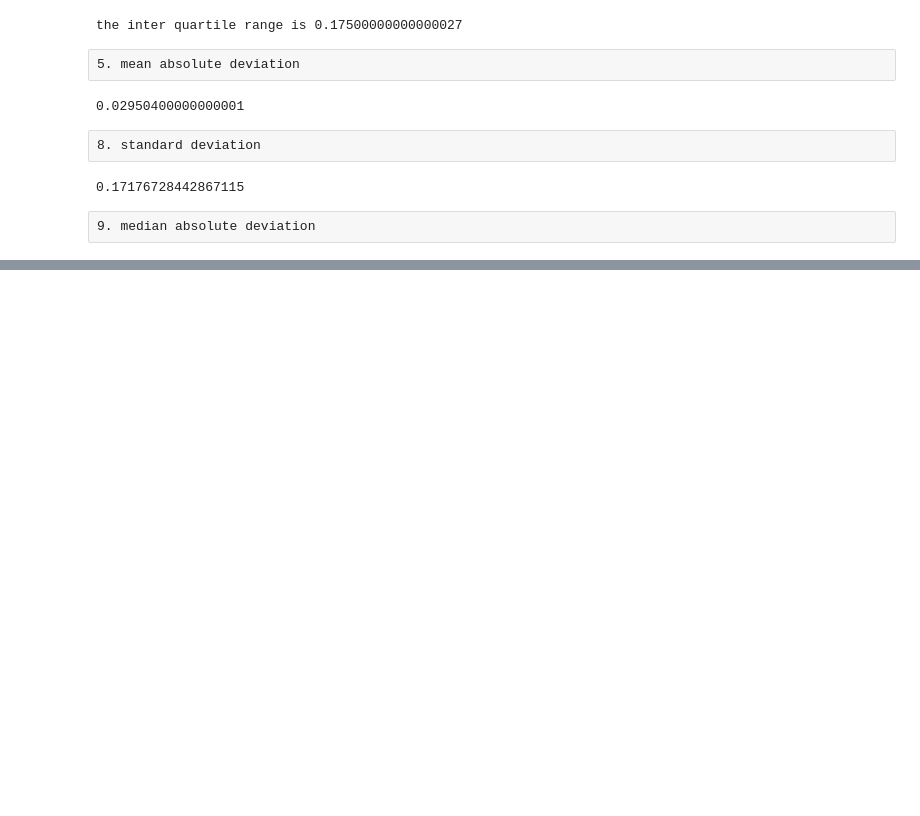
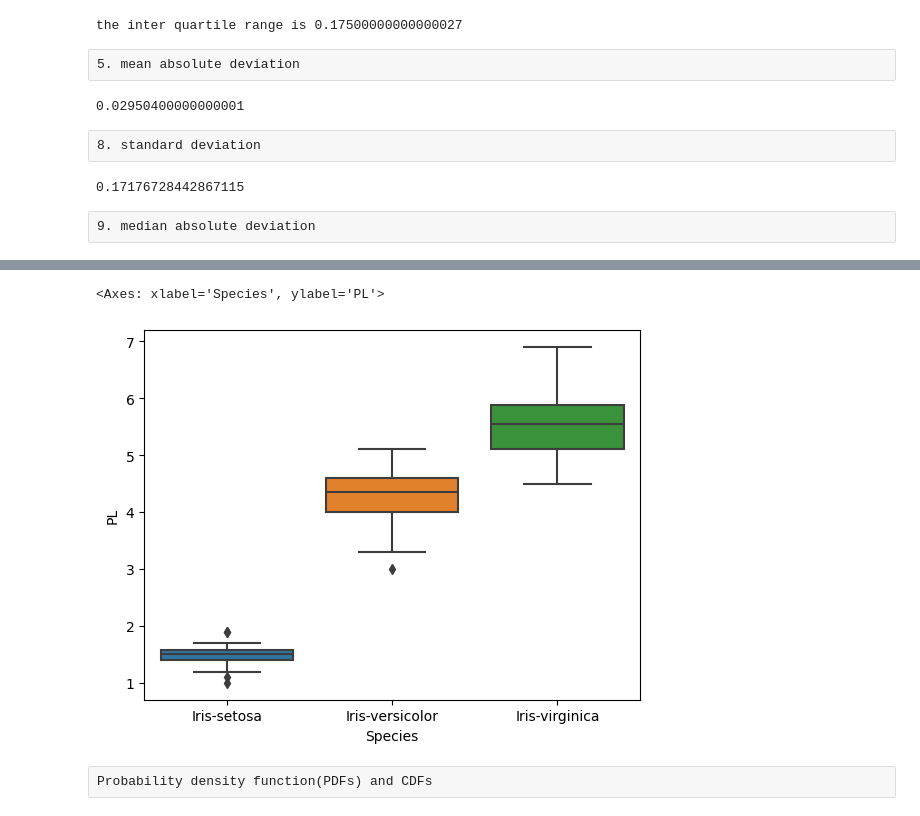
Before and after one commit to saimounikanedunuri/365daysOfCode, a Jupyter notebook: Projects/Statistics.ipynb, the cells around one changed output, grey strips where cells are left out. Saved outputs shown, nothing was run; the diff lists cells and outputs as text; code cells hidden in the pictures; blank space fills up the shorter version.

```diff
--- a/Projects/Statistics.ipynb
+++ b/Projects/Statistics.ipynb
@@ -363,0 +382,7 @@ np.std(iris_setosa['PL'])
+# %%
+sns.boxplot(x='Species',y='PL',data=data)
+# %% [output]
+<Axes: xlabel='Species', ylabel='PL'>
+[figure, added]
+# %% [raw]
+Probability density function(PDFs) and CDFs
```
Also changed, not shown: parts of 10 cells of this notebook.
